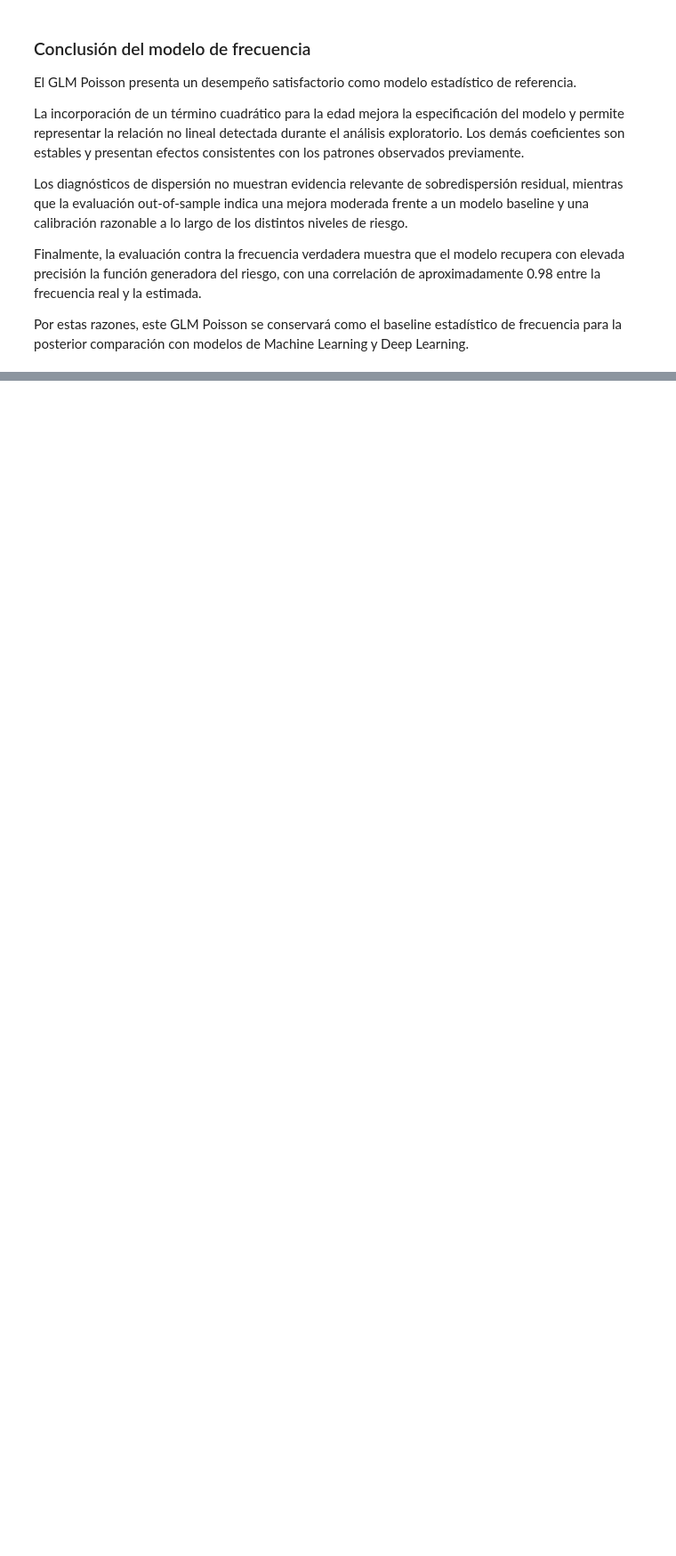
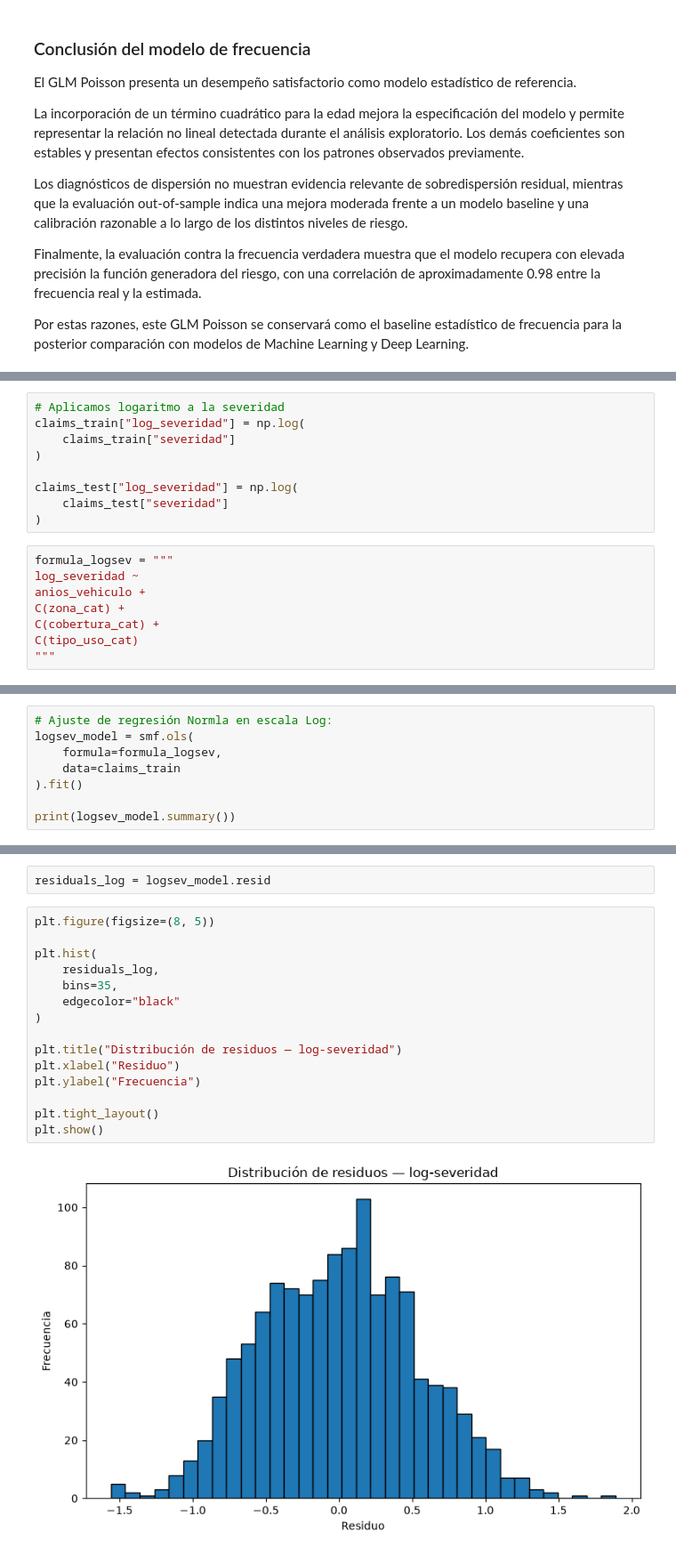
Before and after one commit to ActuarioDereckFuzz/Modelos_estadisticosvsMLvsDeep-Learning, a Jupyter notebook: notebooks/03_statistical_models.ipynb, the cells around one changed output, grey strips where cells are left out. Shown at 89% size. Cells and saved outputs as stored; diff of their text form; blank space fills up the shorter version.

```diff
--- a/notebooks/03_statistical_models.ipynb
+++ b/notebooks/03_statistical_models.ipynb
@@ -881,0 +1730,17 @@ Deep Learning.
+# %%
+# Aplicamos logaritmo a la severidad
+claims_train["log_severidad"] = np.log(
+    claims_train["severidad"]
+)
+
+claims_test["log_severidad"] = np.log(
+    claims_test["severidad"]
+)
+# %%
+formula_logsev = """
+log_severidad ~
+anios_vehiculo +
+C(zona_cat) +
+C(cobertura_cat) +
+C(tipo_uso_cat)
+"""
@@ -881,0 +1751,8 @@ Deep Learning.
+# %%
+# Ajuste de regresión Normla en escala Log:
+logsev_model = smf.ols(
+    formula=formula_logsev,
+    data=claims_train
+).fit()
+
+print(logsev_model.summary())
@@ -881,0 +2060,19 @@ Deep Learning.
+# %%
+residuals_log = logsev_model.resid
+# %%
+plt.figure(figsize=(8, 5))
+
+plt.hist(
+    residuals_log,
+    bins=35,
+    edgecolor="black"
+)
+
+plt.title("Distribución de residuos — log-severidad")
+plt.xlabel("Residuo")
+plt.ylabel("Frecuencia")
+
+plt.tight_layout()
+plt.show()
+# %% [output]
+[figure, added]
```
Also changed, not shown: parts of 110 cells of this notebook, 1 other file.
